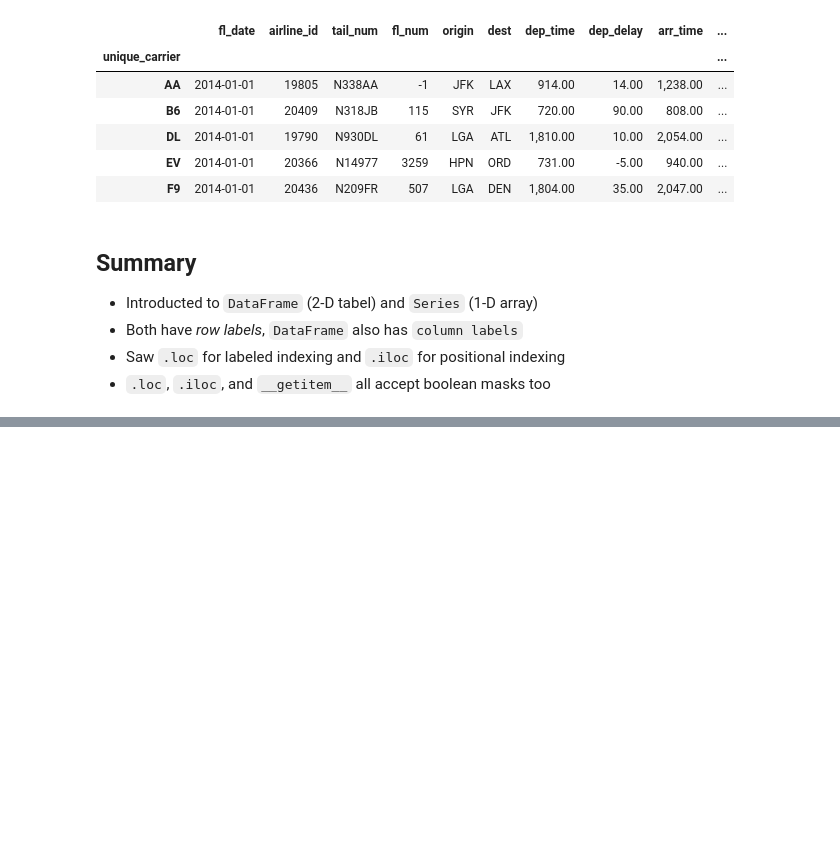
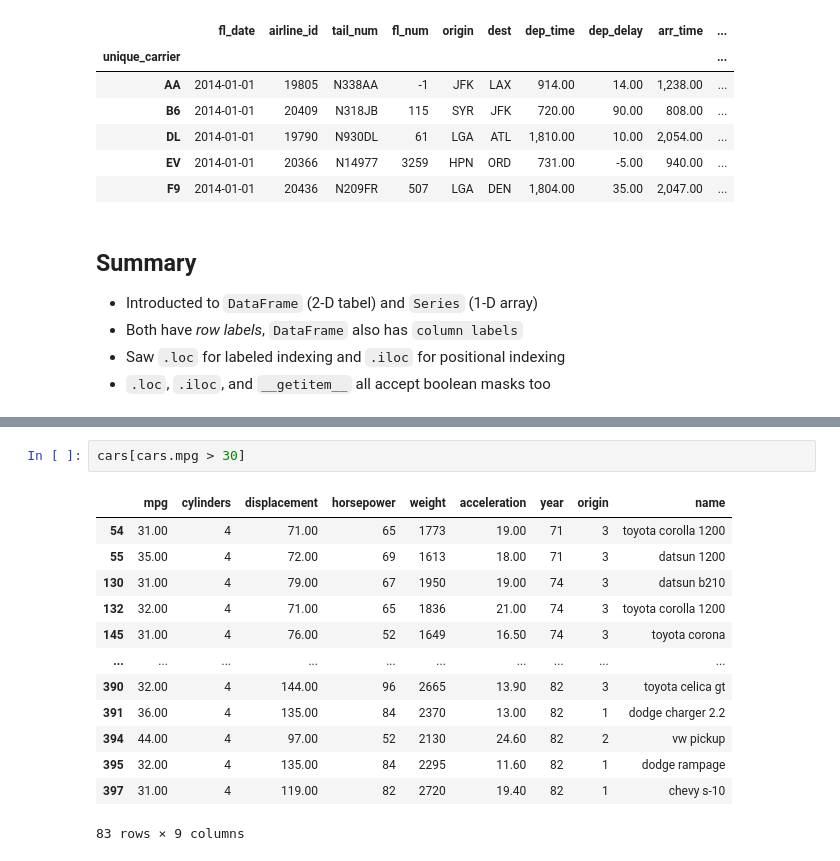
Before and after one commit to TomAugspurger/pandas-head-to-tail, a Jupyter notebook: 01-Indexing.ipynb, the cells around one changed output, grey strips where cells are left out. Saved outputs shown, nothing was run; the diff lists cells and outputs as text; blank space fills up the shorter version.

```diff
--- a/01-Indexing.ipynb
+++ b/01-Indexing.ipynb
@@ -715,0 +923,16 @@ Why does pandas use a property like `.loc[..., ...]`, rather than a method like
+# %%
+cars[cars.mpg > 30]
+# %% [output]
+|  | mpg | cylinders | displacement | horsepower | weight | acceleration | year | origin | name |
+| 54 | 31.00 | 4 | 71.00 | 65 | 1773 | 19.00 | 71 | 3 | toyota corolla 1200 |
+| 55 | 35.00 | 4 | 72.00 | 69 | 1613 | 18.00 | 71 | 3 | datsun 1200 |
+| 130 | 31.00 | 4 | 79.00 | 67 | 1950 | 19.00 | 74 | 3 | datsun b210 |
+| 132 | 32.00 | 4 | 71.00 | 65 | 1836 | 21.00 | 74 | 3 | toyota corolla 1200 |
+| 145 | 31.00 | 4 | 76.00 | 52 | 1649 | 16.50 | 74 | 3 | toyota corona |
+| ... | ... | ... | ... | ... | ... | ... | ... | ... | ... |
+| 390 | 32.00 | 4 | 144.00 | 96 | 2665 | 13.90 | 82 | 3 | toyota celica gt |
+| 391 | 36.00 | 4 | 135.00 | 84 | 2370 | 13.00 | 82 | 1 | dodge charger 2.2 |
+| 394 | 44.00 | 4 | 97.00 | 52 | 2130 | 24.60 | 82 | 2 | vw pickup |
+| 395 | 32.00 | 4 | 135.00 | 84 | 2295 | 11.60 | 82 | 1 | dodge rampage |
+| 397 | 31.00 | 4 | 119.00 | 82 | 2720 | 19.40 | 82 | 1 | chevy s-10 |
+83 rows × 9 columns
```
Also changed, not shown: parts of 37 cells of this notebook, 13 other files.
